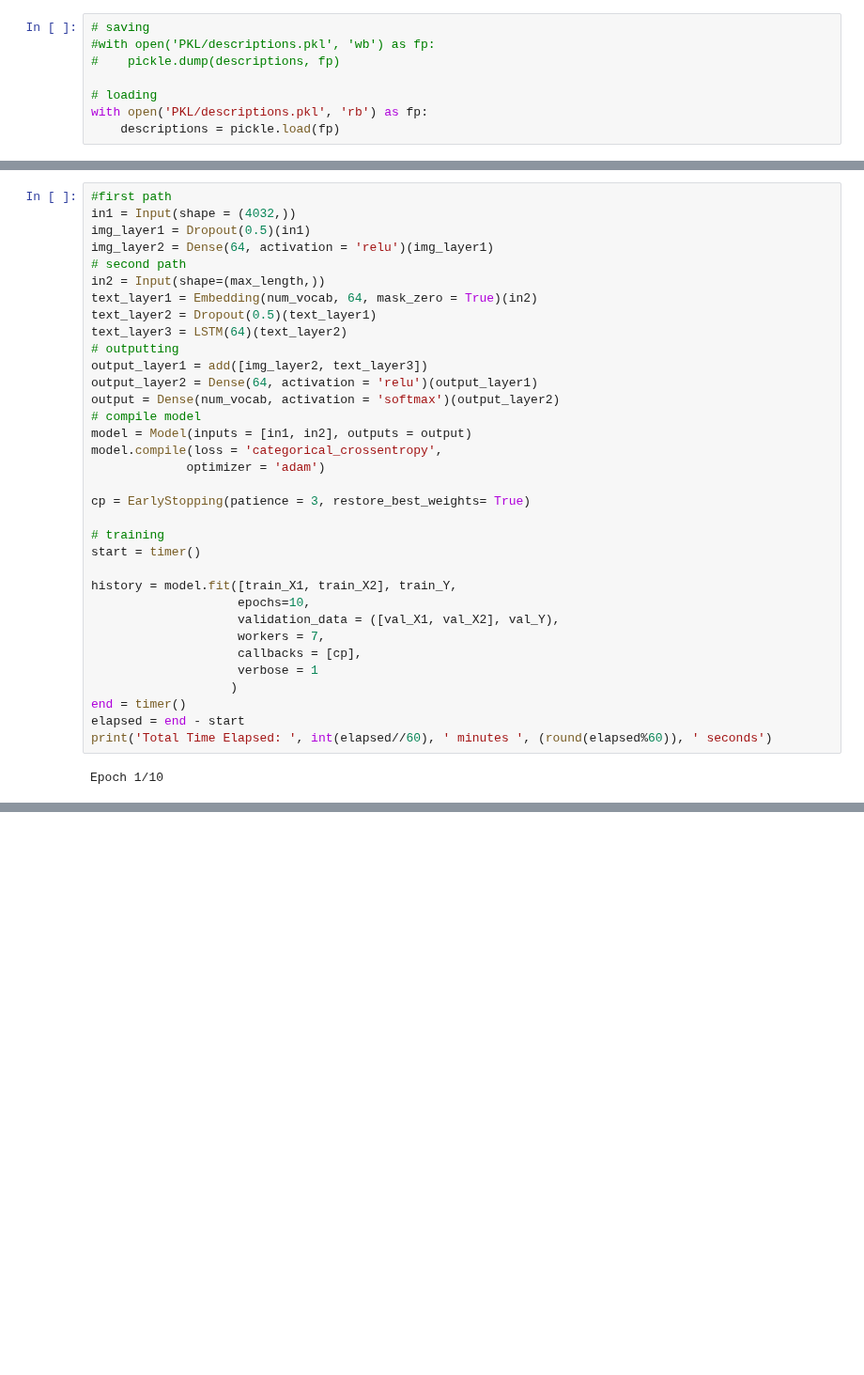
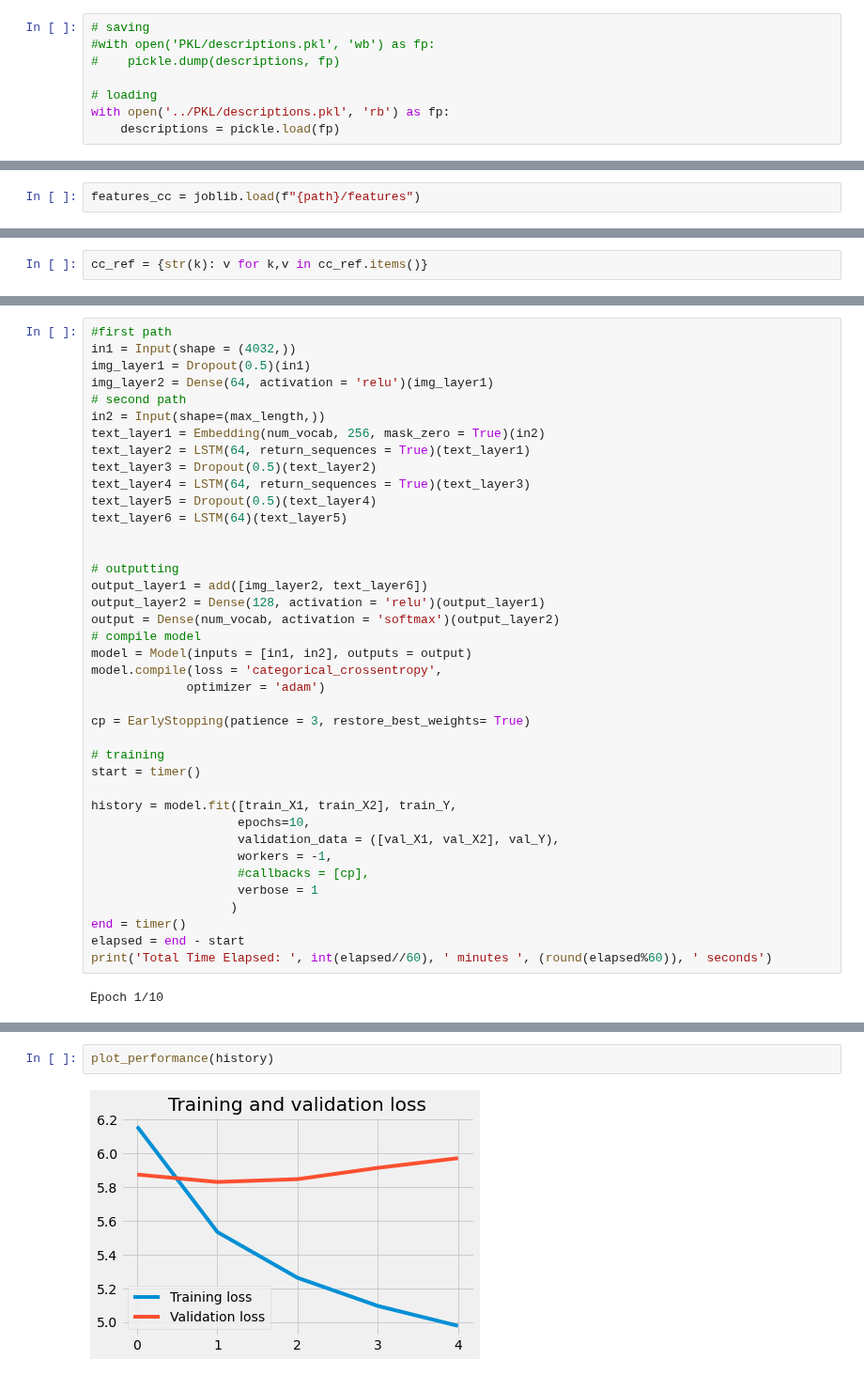
Before and after one commit to stereopickle/art_title_generator, a Jupyter notebook: NOTEBOOKS/031.Model_v2.0.ipynb, the cells around one changed output, grey strips where cells are left out. Shown at 94% size. Saved outputs shown, nothing was run; the diff lists cells and outputs as text; blank space fills up the shorter version.

```diff
--- a/NOTEBOOKS/031.Model_v2.0.ipynb
+++ b/NOTEBOOKS/031.Model_v2.0.ipynb
@@ -176,6 +173,6 @@ def description_preprocessing(list_of_tuples, n = None):
 #    pickle.dump(descriptions, fp)
 
 # loading
-with open('PKL/descriptions.pkl', 'rb') as fp:
+with open('../PKL/descriptions.pkl', 'rb') as fp:
     descriptions = pickle.load(fp)
 # %%
@@ -318,6 +313,8 @@ features_cc = feature_extractor(image_path, NASNetLarge, ref_dict = features, pa
 #joblib.dump(features_cc, f"{path}/features")
 # %% [output]
 ['../PKL/features']
+# %%
+features_cc = joblib.load(f"{path}/features")
 # %% [markdown]
 ### Preprocess Description
 This is a text version of the other description_preprocessing function
@@ -343,6 +340,8 @@ for k, v in cc_ref.items():
 # %% [markdown]
 ## Cross-validation
 Let's split this set up.
+# %%
+cc_ref = {str(k): v for k,v in cc_ref.items()}
 # %%
 train_list, test_list = train_test_split(list(cc_ref.keys()), test_size = 0.3, random_state = 22)
 val_list, test_list = train_test_split(test_list, test_size = 0.5, random_state = 22)
@@ -367,12 +366,17 @@ img_layer1 = Dropout(0.5)(in1)
 img_layer2 = Dense(64, activation = 'relu')(img_layer1)
 # second path
 in2 = Input(shape=(max_length,))
-text_layer1 = Embedding(num_vocab, 64, mask_zero = True)(in2)
-text_layer2 = Dropout(0.5)(text_layer1)
-text_layer3 = LSTM(64)(text_layer2)
+text_layer1 = Embedding(num_vocab, 256, mask_zero = True)(in2)
+text_layer2 = LSTM(64, return_sequences = True)(text_layer1)
+text_layer3 = Dropout(0.5)(text_layer2)
+text_layer4 = LSTM(64, return_sequences = True)(text_layer3)
+text_layer5 = Dropout(0.5)(text_layer4)
+text_layer6 = LSTM(64)(text_layer5)
+
+
 # outputting
-output_layer1 = add([img_layer2, text_layer3])
-output_layer2 = Dense(64, activation = 'relu')(output_layer1)
+output_layer1 = add([img_layer2, text_layer6])
+output_layer2 = Dense(128, activation = 'relu')(output_layer1)
 output = Dense(num_vocab, activation = 'softmax')(output_layer2)
 # compile model
 model = Model(inputs = [in1, in2], outputs = output)
@@ -387,8 +391,8 @@ start = timer()
 history = model.fit([train_X1, train_X2], train_Y,
                     epochs=10,
                     validation_data = ([val_X1, val_X2], val_Y),
-                    workers = 7,
-                    callbacks = [cp],
+                    workers = -1,
+                    #callbacks = [cp],
                     verbose = 1
                    )
 end = timer()
@@ -398,0 +408,4 @@ Epoch 1/10
+# %%
+plot_performance(history)
+# %% [output]
+[figure, added]
```
Also changed, not shown: parts of 15 cells of this notebook.
